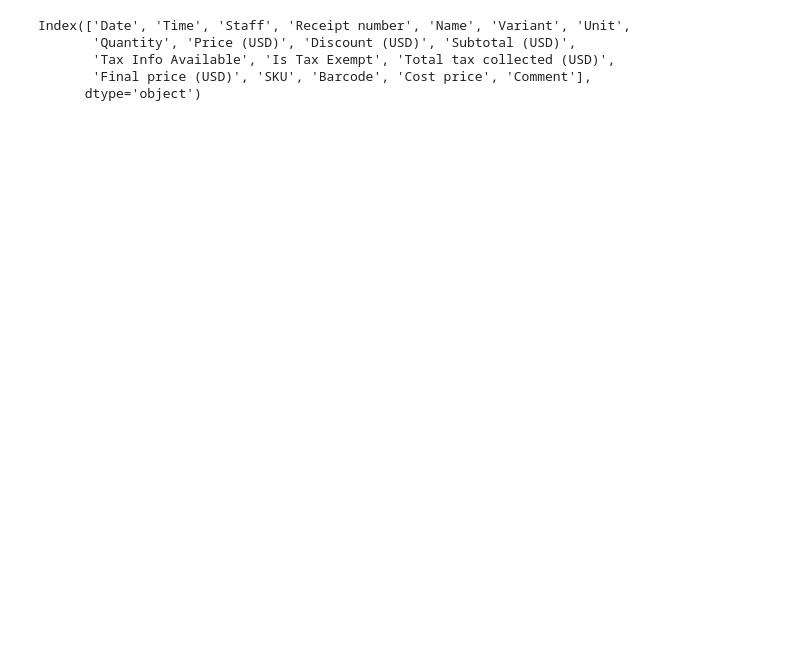
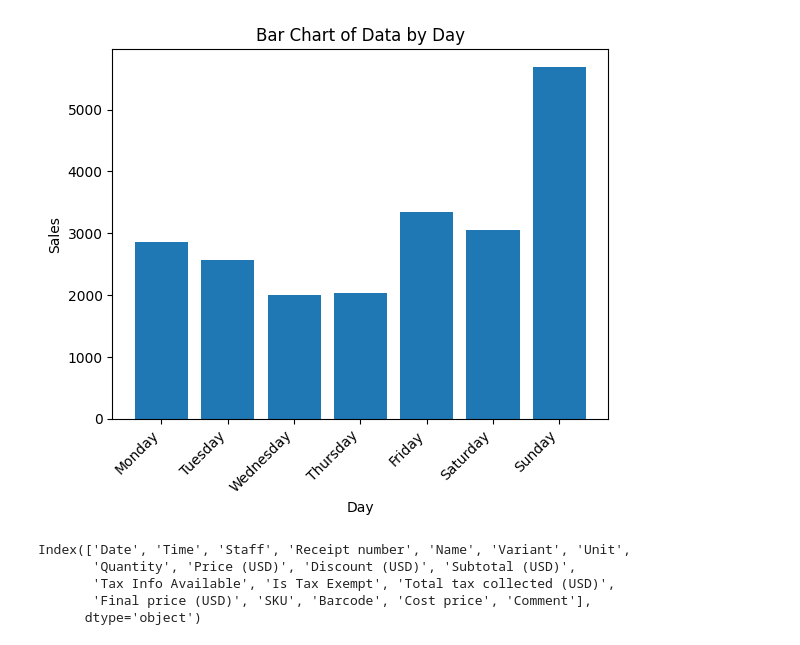
Before and after one commit to HobbsJacob37/Snoasis, a Jupyter notebook: snow.ipynb, the cells around one changed output. Saved outputs shown, nothing was run; the diff lists cells and outputs as text; code cells hidden in the pictures; blank space fills up the shorter version.

Commit message:
made excellent chart

```diff
--- a/snow.ipynb
+++ b/snow.ipynb
@@ -5,3 +3,36 @@ import pandas as pd
+# %%
+import pandas as pd
+import matplotlib.pyplot as plt
+import calendar
+day_names = [calendar.day_name[i] for i in range(0, 7)]
+
+# Load the data into a dataframe
+df = pd.read_csv('https://raw.githubusercontent.com/camdenlol/SnOasis/main/snoasisData.csv')
+
+# Convert the 'Date' column to a datetime object
+df['Date'] = pd.to_datetime(df['Date'])
+
+# Sort the dataframe by the 'Date' column
+df = df.sort_values(by='Date')
+
+# Extract the day from the 'Date' column
+df['day'] = df['Date'].dt.day
+
+# Create a histogram of the 'day' column
+plt.hist(df['day'], bins=range(1, 9), align='left', rwidth=0.8)
+
+# Set the x-axis tick labels to the day names
+plt.xticks(range(1, 8), day_names, rotation=45, ha='right')
+
+# Customize the plot
+plt.title('Bar Chart of Data by Day')
+plt.xlabel('Day')
+plt.ylabel('Sales')
+
+# Display the plot
+plt.show()
+# %% [output]
+[figure, added]
 # %%
 df = pd.read_csv('https://raw.githubusercontent.com/camdenlol/SnOasis/main/snoasisData.csv')
 df.columns
```
Also changed, not shown: parts of 2 cells of this notebook.
